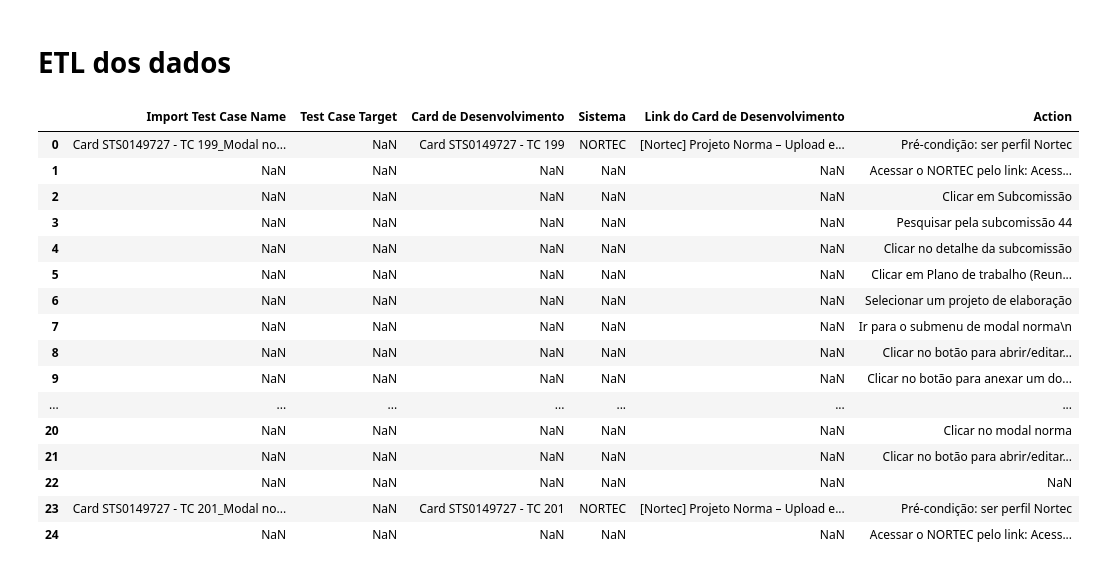
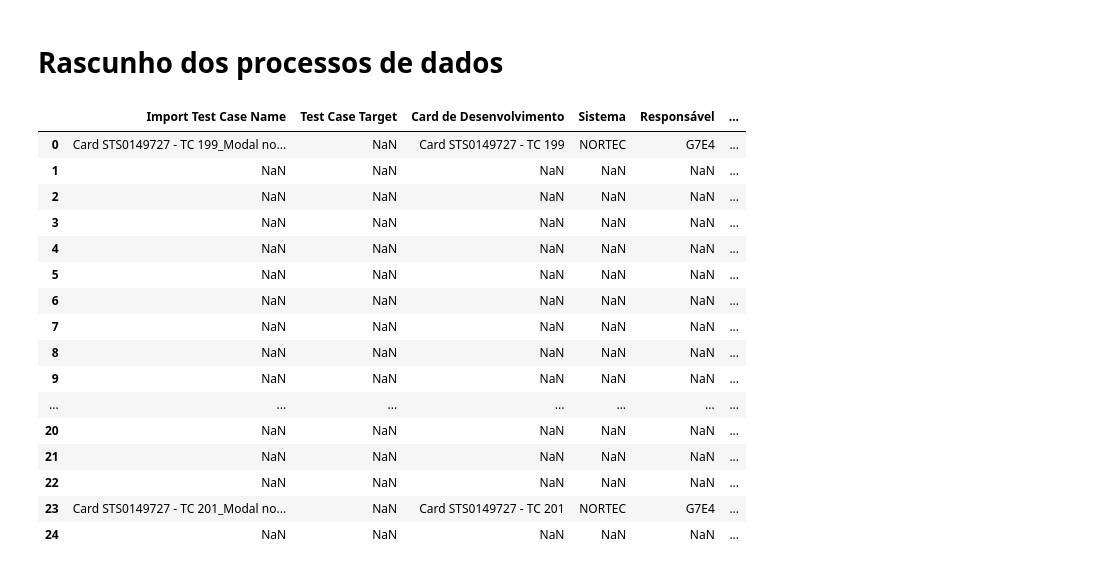
Before and after one commit to BrunoMatheus96/ProjetoBMSL-Automacao-Migracao_de_dados, a Jupyter notebook: rascunho/rascunho.ipynb, the cells around one changed output. Cells and saved outputs as stored; diff of their text form; code cells hidden in the pictures.

```diff
--- a/rascunho.ipynb
+++ b/rascunho/rascunho.ipynb
@@ -1,29 +1,29 @@
 # %% [markdown]
-# ETL dos dados
+# Rascunho dos processos de dados
 # %%
 import pandas as pd
 
 df = pd.read_excel("dados.xlsx", sheet_name="Planejamento")
 # %%
 df.columns = df.columns.str.strip()
-df.loc[:, ['Import Test Case Name','Test Case Target', 'Card de Desenvolvimento', 'Sistema','Link do Card de Desenvolvimento','Action']].head(25)
+df.loc[:, ['Import Test Case Name','Test Case Target', 'Card de Desenvolvimento', 'Sistema','Responsável','Link do Card de Desenvolvimento']].head(25)
 # %% [output]
-|  | Import Test Case Name | Test Case Target | Card de Desenvolvimento | Sistema | Link do Card de Desenvolvimento | Action |
-| 0 | Card STS0149727 - TC 199_Modal no... | NaN | Card STS0149727 - TC 199 | NORTEC | [Nortec] Projeto Norma – Upload e... | Pré-condição: ser perfil Nortec |
-| 1 | NaN | NaN | NaN | NaN | NaN | Acessar o NORTEC pelo link: Acess... |
-| 2 | NaN | NaN | NaN | NaN | NaN | Clicar em Subcomissão |
-| 3 | NaN | NaN | NaN | NaN | NaN | Pesquisar pela subcomissão 44 |
-| 4 | NaN | NaN | NaN | NaN | NaN | Clicar no detalhe da subcomissão |
-| 5 | NaN | NaN | NaN | NaN | NaN | Clicar em Plano de trabalho (Reun... |
-| 6 | NaN | NaN | NaN | NaN | NaN | Selecionar um projeto de elaboração |
-| 7 | NaN | NaN | NaN | NaN | NaN | Ir para o submenu de modal norma\n |
-| 8 | NaN | NaN | NaN | NaN | NaN | Clicar no botão para abrir/editar... |
-| 9 | NaN | NaN | NaN | NaN | NaN | Clicar no botão para anexar um do... |
+|  | Import Test Case Name | Test Case Target | Card de Desenvolvimento | Sistema | Responsável | ... |
+| 0 | Card STS0149727 - TC 199_Modal no... | NaN | Card STS0149727 - TC 199 | NORTEC | G7E4 | ... |
+| 1 | NaN | NaN | NaN | NaN | NaN | ... |
+| 2 | NaN | NaN | NaN | NaN | NaN | ... |
+| 3 | NaN | NaN | NaN | NaN | NaN | ... |
+| 4 | NaN | NaN | NaN | NaN | NaN | ... |
+| 5 | NaN | NaN | NaN | NaN | NaN | ... |
+| 6 | NaN | NaN | NaN | NaN | NaN | ... |
+| 7 | NaN | NaN | NaN | NaN | NaN | ... |
+| 8 | NaN | NaN | NaN | NaN | NaN | ... |
+| 9 | NaN | NaN | NaN | NaN | NaN | ... |
 | ... | ... | ... | ... | ... | ... | ... |
-| 20 | NaN | NaN | NaN | NaN | NaN | Clicar no modal norma |
-| 21 | NaN | NaN | NaN | NaN | NaN | Clicar no botão para abrir/editar... |
-| 22 | NaN | NaN | NaN | NaN | NaN | NaN |
-| 23 | Card STS0149727 - TC 201_Modal no... | NaN | Card STS0149727 - TC 201 | NORTEC | [Nortec] Projeto Norma – Upload e... | Pré-condição: ser perfil Nortec |
-| 24 | NaN | NaN | NaN | NaN | NaN | Acessar o NORTEC pelo link: Acess... |
+| 20 | NaN | NaN | NaN | NaN | NaN | ... |
+| 21 | NaN | NaN | NaN | NaN | NaN | ... |
+| 22 | NaN | NaN | NaN | NaN | NaN | ... |
+| 23 | Card STS0149727 - TC 201_Modal no... | NaN | Card STS0149727 - TC 201 | NORTEC | G7E4 | ... |
+| 24 | NaN | NaN | NaN | NaN | NaN | ... |
 # %%
 # Lista das colunas que quero
```
Also changed, not shown: parts of 1 cell of this notebook, 5 other files.
